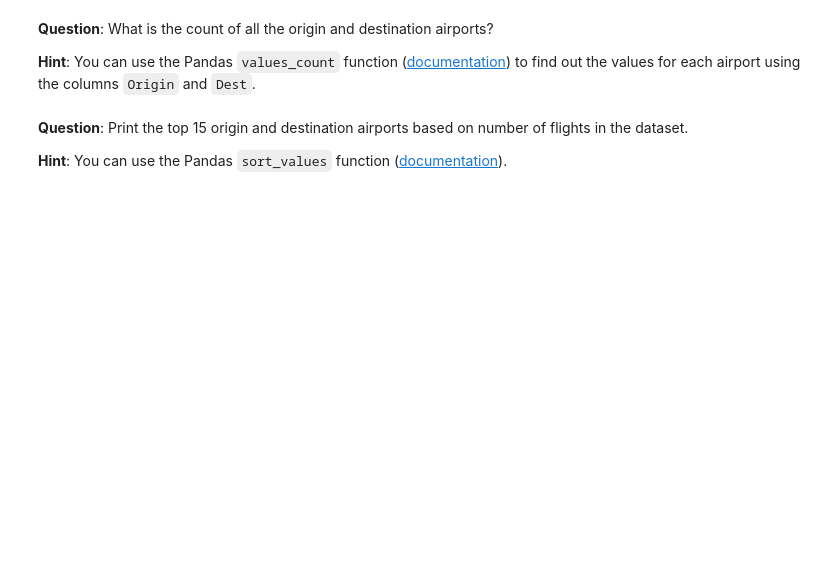
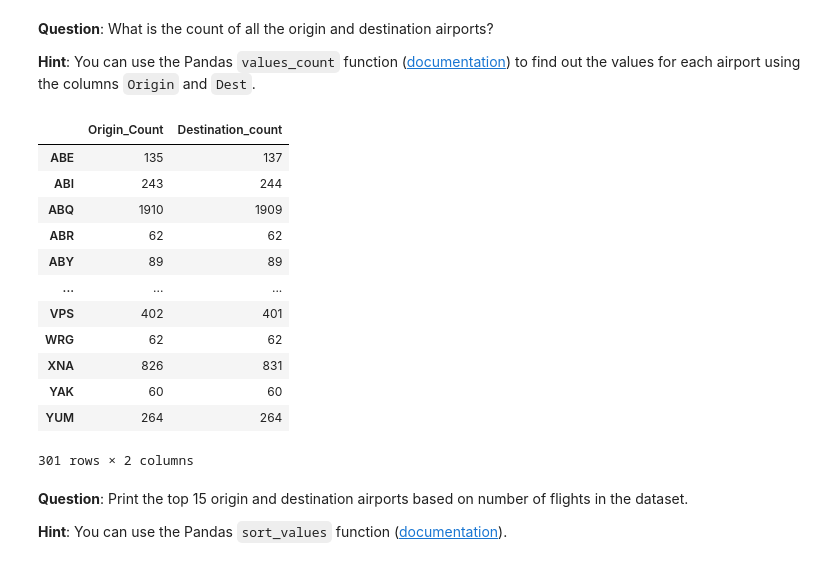
Before and after one commit to nilooy5/Flight-Delay-Prediction, a Jupyter notebook: flight_delay_prediction_onpremises.ipynb, the cells around one changed output. Saved outputs shown, nothing was run; the diff lists cells and outputs as text; code cells hidden in the pictures; blank space fills up the shorter version.

```diff
--- a/flight_delay_prediction_onpremises.ipynb
+++ b/flight_delay_prediction_onpremises.ipynb
@@ -255,8 +270,22 @@ print("The Destination airports covered are: ", list(set(df_temp.Dest)))
 
 **Hint**: You can use the Pandas `values_count` function ([documentation](https://pandas.pydata.org/pandas-docs/stable/reference/api/pandas.Series.value_counts.html)) to find out the values for each airport using the columns `Origin` and `Dest`.
 # %%
-counts = pd.DataFrame({'Origin':<CODE>, 'Destination':<CODE>})
+counts = pd.DataFrame({'Origin_Count': df_temp['Origin'].value_counts(), 'Destination_count':df_temp['Dest'].value_counts()})
 counts
+# %% [output]
+|  | Origin_Count | Destination_count |
+| ABE | 135 | 137 |
+| ABI | 243 | 244 |
+| ABQ | 1910 | 1909 |
+| ABR | 62 | 62 |
+| ABY | 89 | 89 |
+| ... | ... | ... |
+| VPS | 402 | 401 |
+| WRG | 62 | 62 |
+| XNA | 826 | 831 |
+| YAK | 60 | 60 |
+| YUM | 264 | 264 |
+301 rows × 2 columns
 # %% [markdown]
 **Question**: Print the top 15 origin and destination airports based on number of flights in the dataset.
 
```
Also changed, not shown: parts of 15 cells of this notebook.
